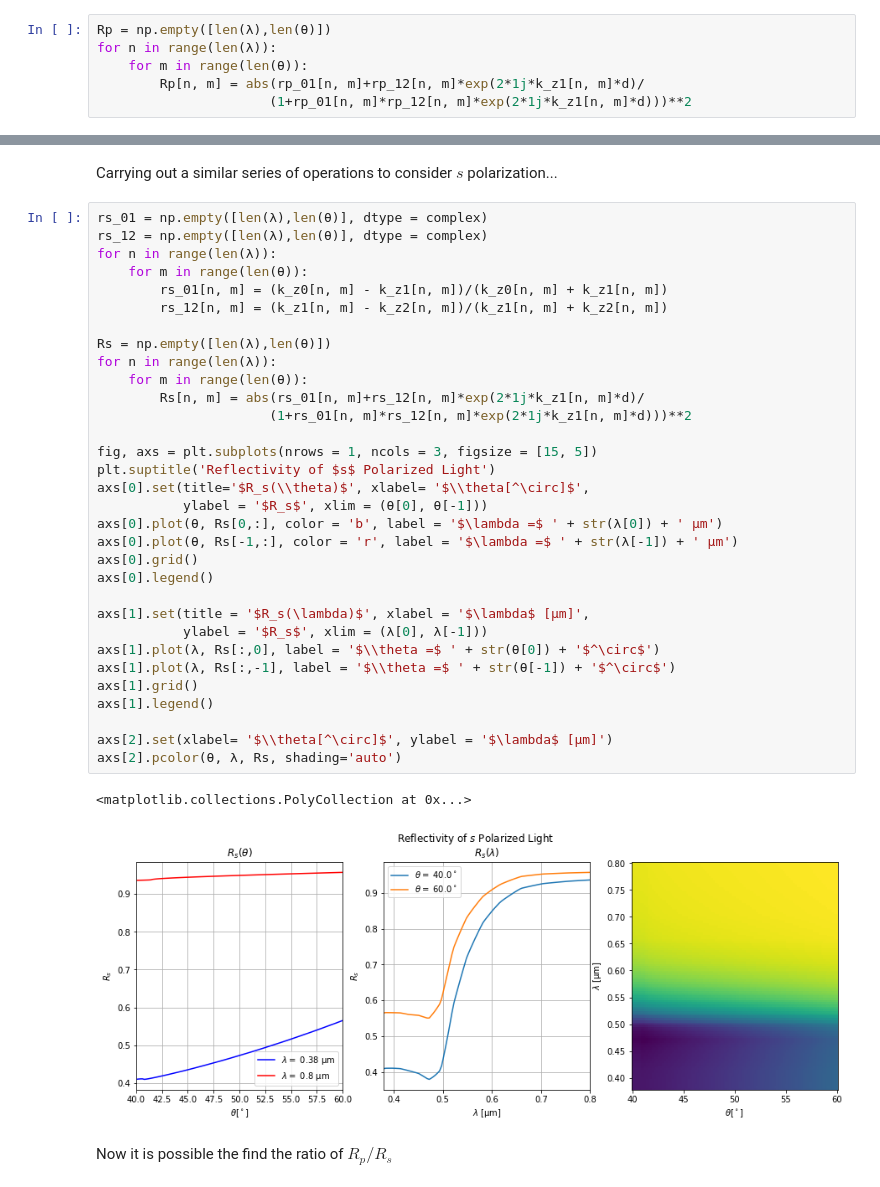
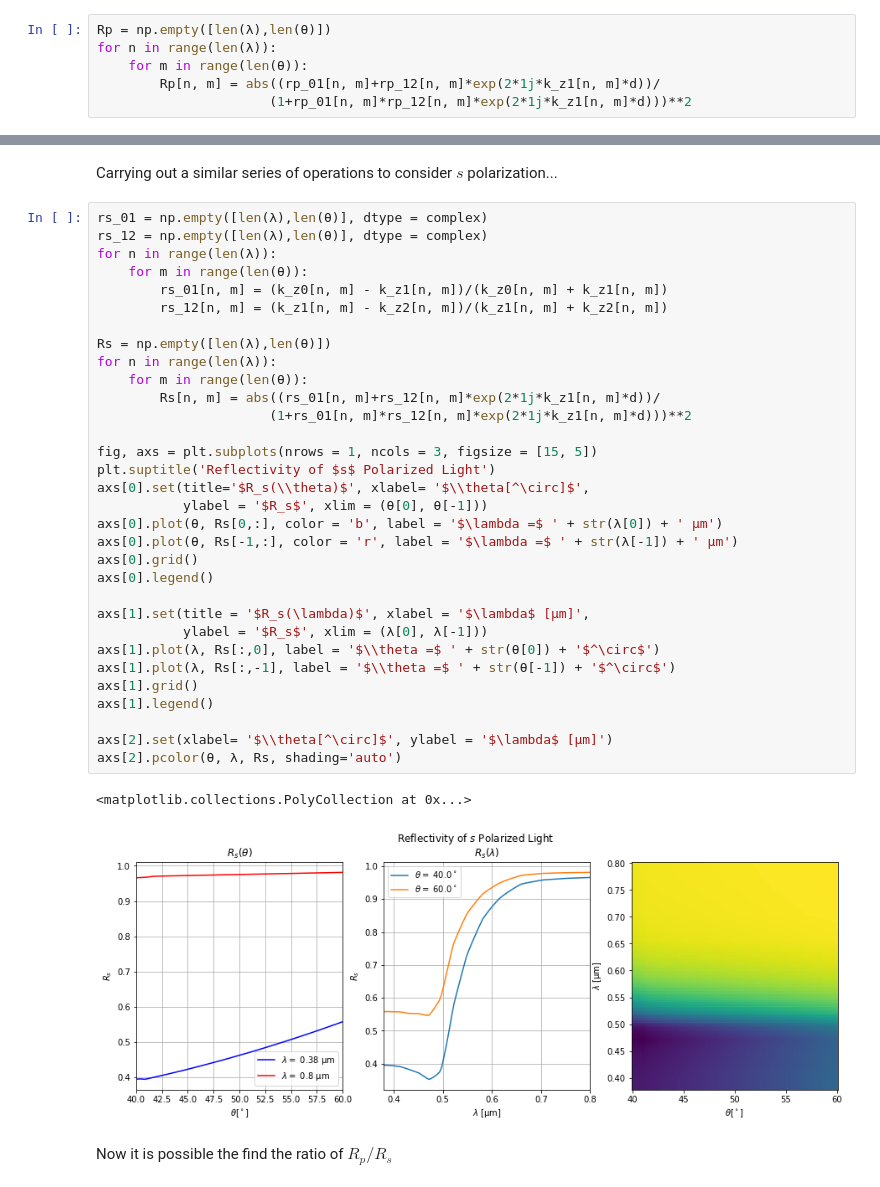
Before and after one commit to fizixmastr/Miscellaneous-Python-Projects, a Jupyter notebook: Plasmons in the Kretschmann-Raether Configuration.ipynb, the cells around one changed output, grey strips where cells are left out. Drawn from its saved outputs; the diff is of its cells as text.

```diff
--- a/Plasmons in the Kretschmann-Raether Configuration.ipynb
+++ b/Plasmons in the Kretschmann-Raether Configuration.ipynb
@@ -123,7 +122,7 @@ With the help of equation 2.17, everything in equation 2.16 is now known, and $R
 Rp = np.empty([len(λ),len(θ)])
 for n in range(len(λ)):
     for m in range(len(θ)):
-        Rp[n, m] = abs(rp_01[n, m]+rp_12[n, m]*exp(2*1j*k_z1[n, m]*d)/
+        Rp[n, m] = abs((rp_01[n, m]+rp_12[n, m]*exp(2*1j*k_z1[n, m]*d))/
                       (1+rp_01[n, m]*rp_12[n, m]*exp(2*1j*k_z1[n, m]*d)))**2
 # %% [markdown]
 Now it is possible to plot $R_p(\theta)$ for a range of wavelengths, r  𝑅𝑝(𝜆)  across the range of  𝜃0
@@ -157,35 +156,35 @@ rs_12 = np.empty([len(λ),len(θ)], dtype = complex)
 for n in range(len(λ)):
     for m in range(len(θ)):
         rs_01[n, m] = (k_z0[n, m] - k_z1[n, m])/(k_z0[n, m] + k_z1[n, m])
         rs_12[n, m] = (k_z1[n, m] - k_z2[n, m])/(k_z1[n, m] + k_z2[n, m])
 
 Rs = np.empty([len(λ),len(θ)])
 for n in range(len(λ)):
     for m in range(len(θ)):
-        Rs[n, m] = abs(rs_01[n, m]+rs_12[n, m]*exp(2*1j*k_z1[n, m]*d)/
+        Rs[n, m] = abs((rs_01[n, m]+rs_12[n, m]*exp(2*1j*k_z1[n, m]*d))/
                       (1+rs_01[n, m]*rs_12[n, m]*exp(2*1j*k_z1[n, m]*d)))**2
 
 fig, axs = plt.subplots(nrows = 1, ncols = 3, figsize = [15, 5])
 plt.suptitle('Reflectivity of $s$ Polarized Light')
 axs[0].set(title='$R_s(\\theta)$', xlabel= '$\\theta[^\circ]$',
            ylabel = '$R_s$', xlim = (θ[0], θ[-1]))
 axs[0].plot(θ, Rs[0,:], color = 'b', label = '$\lambda =$ ' + str(λ[0]) + ' µm')
 axs[0].plot(θ, Rs[-1,:], color = 'r', label = '$\lambda =$ ' + str(λ[-1]) + ' µm')
 axs[0].grid()
 axs[0].legend()
 
 axs[1].set(title = '$R_s(\lambda)$', xlabel = '$\lambda$ [μm]',
            ylabel = '$R_s$', xlim = (λ[0], λ[-1]))
 axs[1].plot(λ, Rs[:,0], label = '$\\theta =$ ' + str(θ[0]) + '$^\circ$')
 axs[1].plot(λ, Rs[:,-1], label = '$\\theta =$ ' + str(θ[-1]) + '$^\circ$')
 axs[1].grid()
 axs[1].legend()
 
 axs[2].set(xlabel= '$\\theta[^\circ]$', ylabel = '$\lambda$ [μm]')
 axs[2].pcolor(θ, λ, Rs, shading='auto')
 # %% [output]
 <matplotlib.collections.PolyCollection at 0x...>
-[figure, old version]
+[figure, new version]
 # %% [markdown]
 Now it is possible the find the ratio of $R_p/R_s$
 # %%
```
Also changed, not shown: parts of 3 cells of this notebook.
